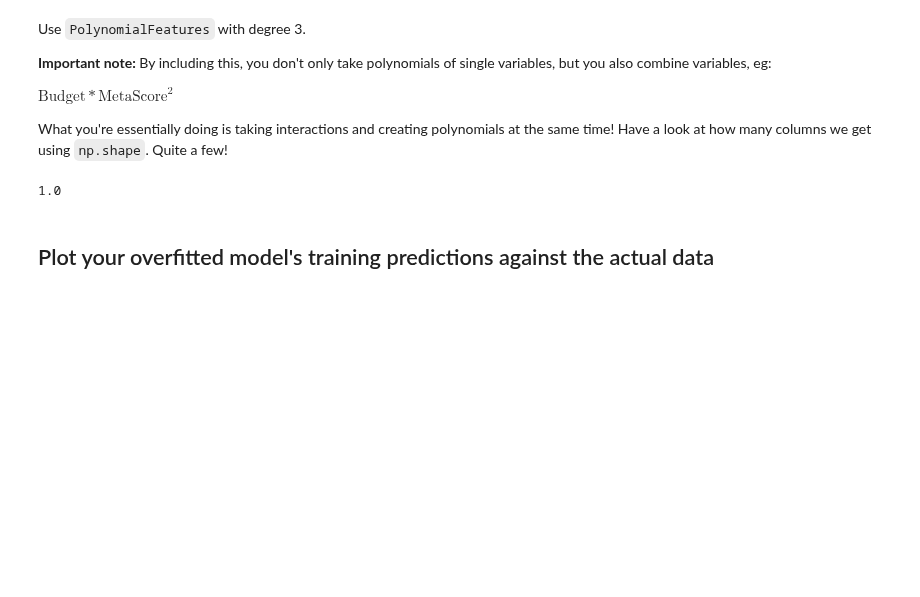
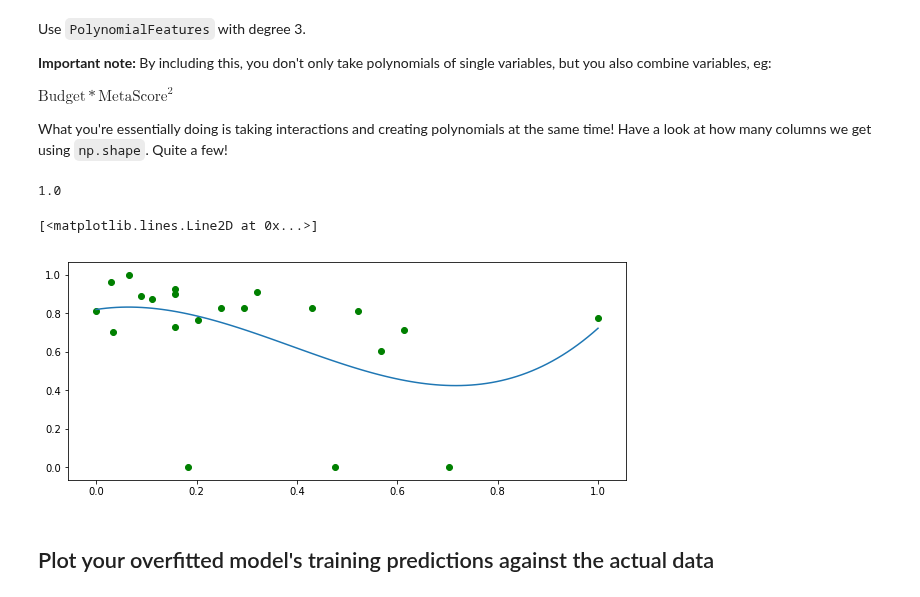
Before and after one commit to byeretzian/dsc-2-24-08-bias-variance-trade-off-lab-online-ds-sp-000, a Jupyter notebook: index.ipynb, the cells around one changed output. Saved outputs shown, nothing was run; the diff lists cells and outputs as text; code cells hidden in the pictures; blank space fills up the shorter version.

```diff
--- a/index.ipynb
+++ b/index.ipynb
@@ -152,14 +152,21 @@ np.max(X_fin)
 # %%
 from sklearn.preprocessing import PolynomialFeatures
 
 poly = PolynomialFeatures(3)
 X_fin = poly.fit_transform(data_train[0].values.reshape(-1, 1))
 reg_poly = LinearRegression().fit(X_fin, data_train[1])
 
 X_linspace = pd.DataFrame(np.linspace(0,1,100), columns = ["Temp"])
 X_linspace_fin = poly.fit_transform(X_linspace)
 
 y_poly_pred = reg_poly.predict(X_linspace_fin)
+
+plt.figure(figsize=(10, 4))
+plt.scatter(data_train[0], data_train[1], color = "green")
+plt.plot(X_linspace,y_poly_pred)
+# %% [output]
+[<matplotlib.lines.Line2D at 0x...>]
+[figure, added]
 # %% [markdown]
 ## Plot your overfitted model's training predictions against the actual data
 # %%
```
